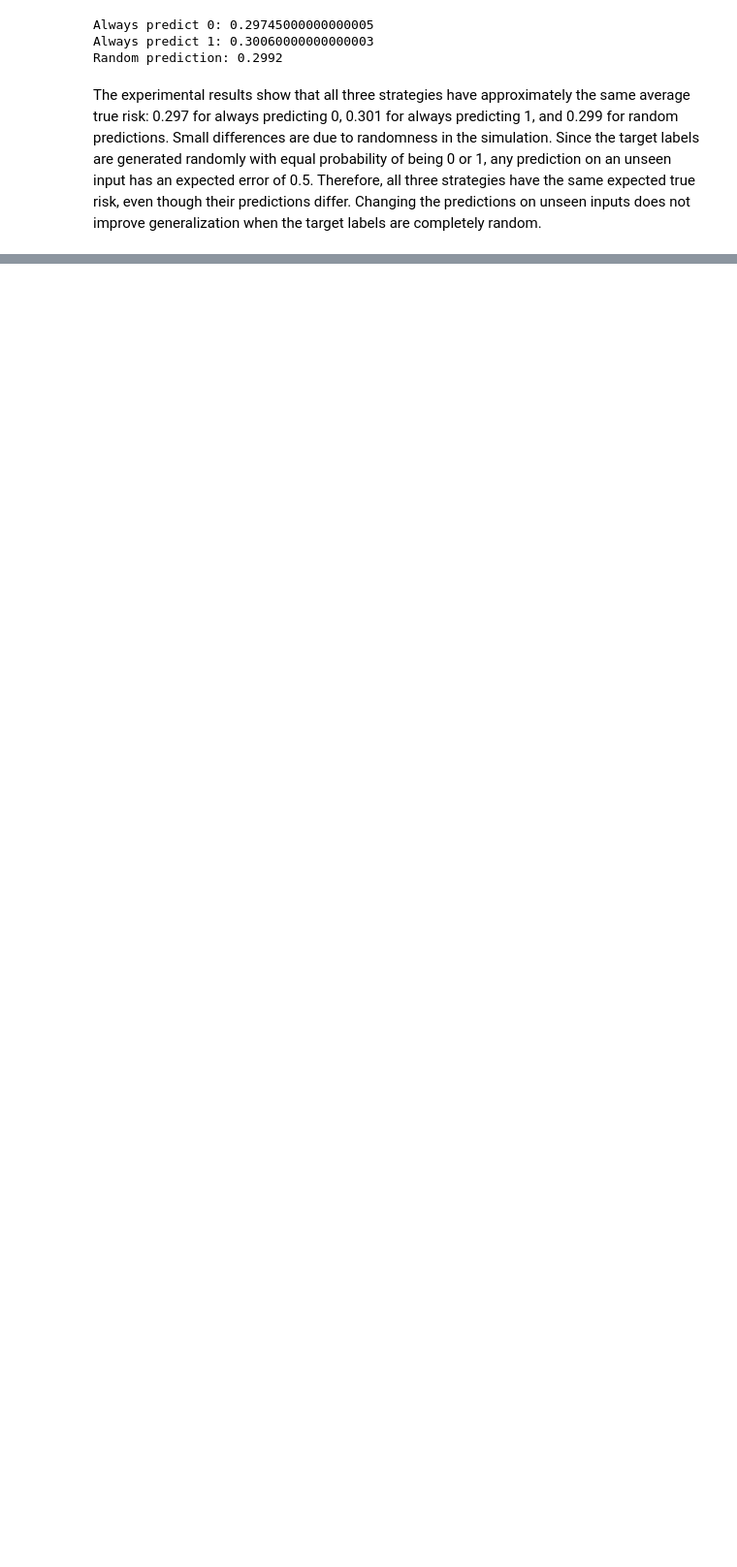
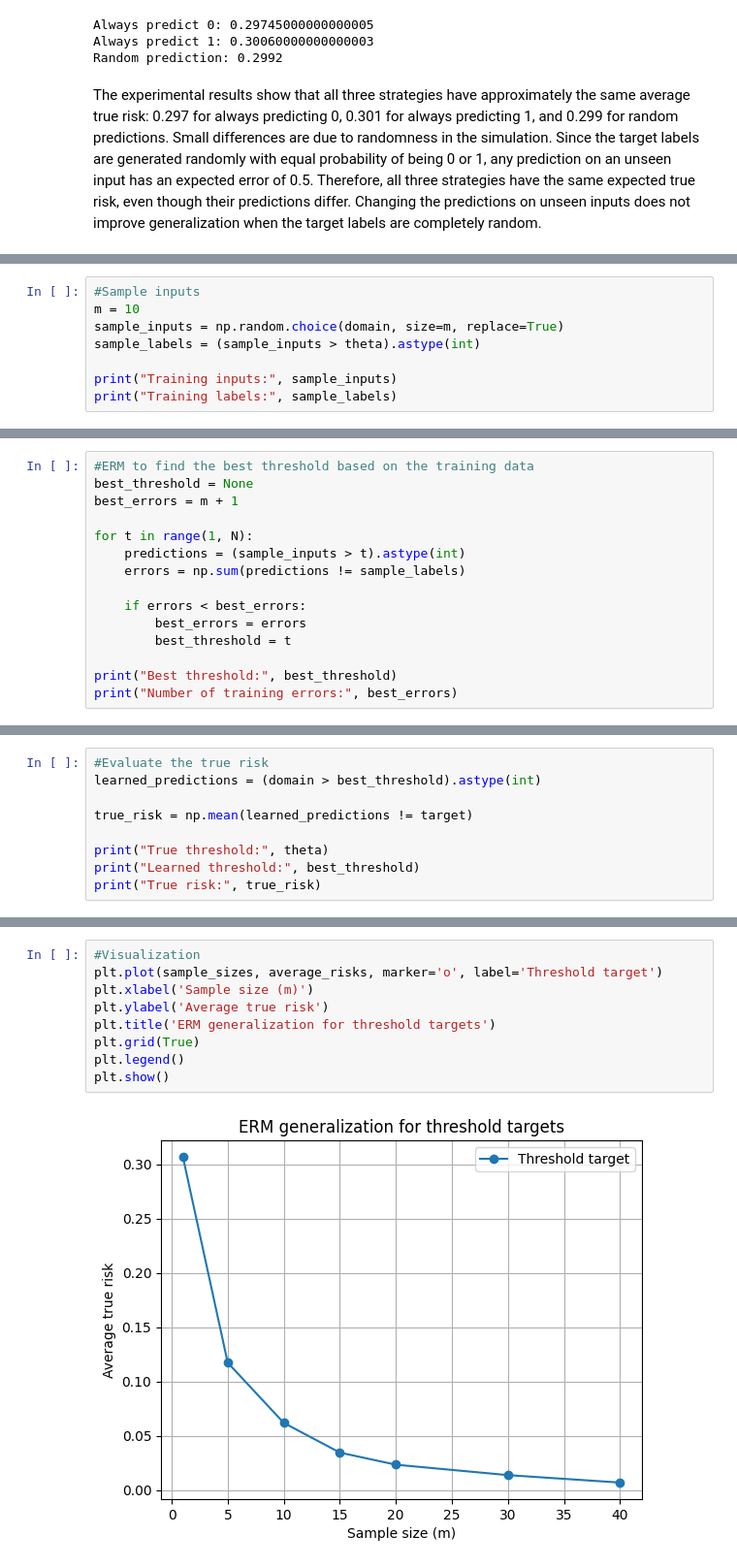
Before and after one commit to Gana-ABDelkader/GanaABDELKADER-MIAGE-ML, a Jupyter notebook: homework_02/hw2.ipynb, the cells around one changed output, grey strips where cells are left out. Shown at 97% size. Drawn from its saved outputs; the diff is of its cells as text; blank space fills up the shorter version.

```diff
--- a/homework_02/hw2.ipynb
+++ b/homework_02/hw2.ipynb
@@ -529,0 +548,8 @@ Changing the predictions on unseen inputs does not improve generalization when t
+# %%
+#Sample inputs
+m = 10
+sample_inputs = np.random.choice(domain, size=m, replace=True)
+sample_labels = (sample_inputs > theta).astype(int)
+
+print("Training inputs:", sample_inputs)
+print("Training labels:", sample_labels)
@@ -529,0 +559,15 @@ Changing the predictions on unseen inputs does not improve generalization when t
+# %%
+#ERM to find the best threshold based on the training data
+best_threshold = None
+best_errors = m + 1
+
+for t in range(1, N):
+    predictions = (sample_inputs > t).astype(int)
+    errors = np.sum(predictions != sample_labels)
+
+    if errors < best_errors:
+        best_errors = errors
+        best_threshold = t
+
+print("Best threshold:", best_threshold)
+print("Number of training errors:", best_errors)
@@ -529,0 +577,9 @@ Changing the predictions on unseen inputs does not improve generalization when t
+# %%
+#Evaluate the true risk
+learned_predictions = (domain > best_threshold).astype(int)
+
+true_risk = np.mean(learned_predictions != target)
+
+print("True threshold:", theta)
+print("Learned threshold:", best_threshold)
+print("True risk:", true_risk)
@@ -529,0 +633,11 @@ Changing the predictions on unseen inputs does not improve generalization when t
+# %%
+#Visualization
+plt.plot(sample_sizes, average_risks, marker='o', label='Threshold target')
+plt.xlabel('Sample size (m)')
+plt.ylabel('Average true risk')
+plt.title('ERM generalization for threshold targets')
+plt.grid(True)
+plt.legend()
+plt.show()
+# %% [output]
+[figure, added]
```
Also changed, not shown: parts of 11 cells of this notebook.
